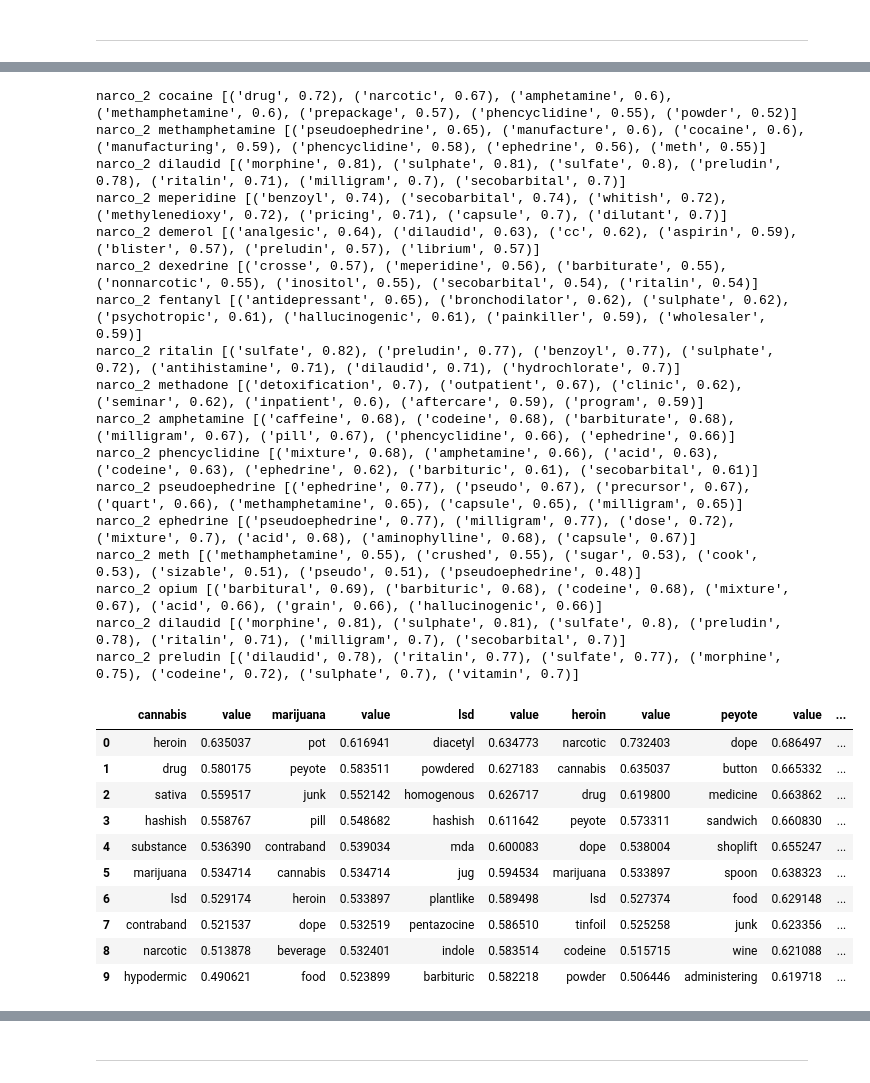
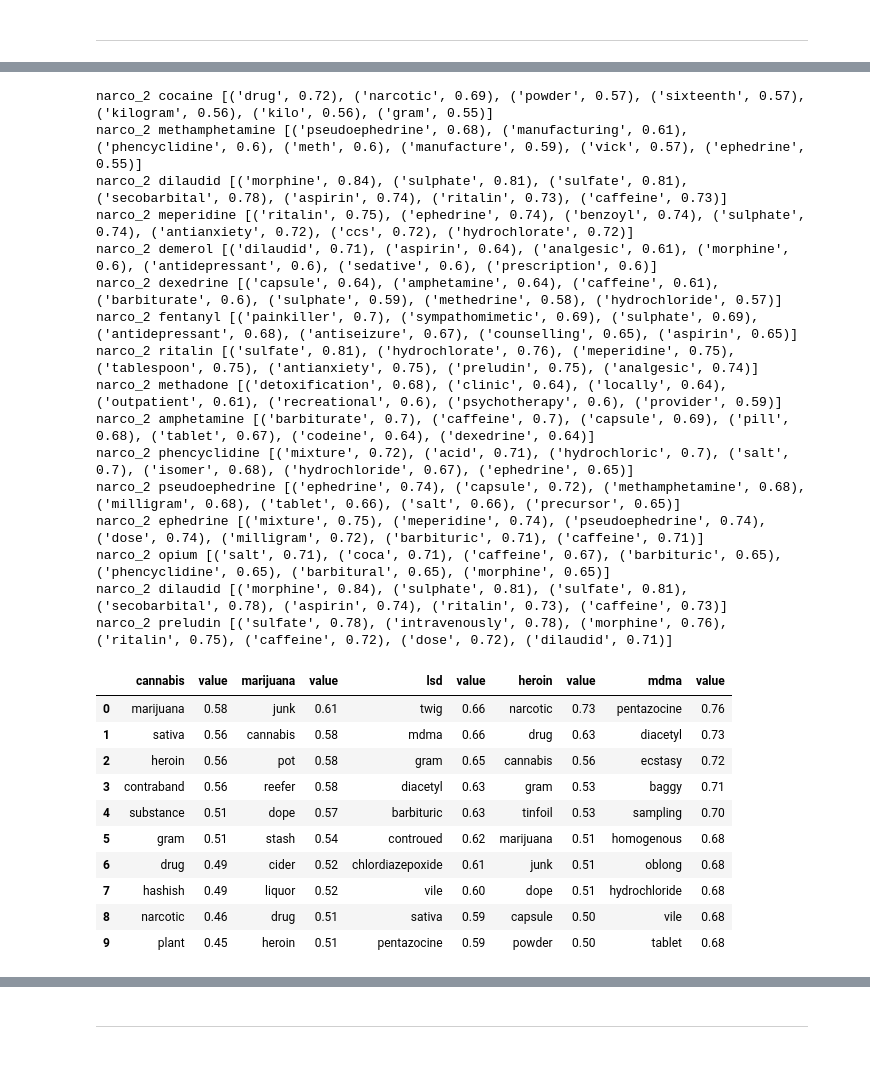
Before and after one commit to martinaviggiano/knowledge_extraction_project, a Jupyter notebook: 03_Grams _ PMI.ipynb, the cells around one changed output, grey strips where cells are left out. Drawn from its saved outputs; the diff is of its cells as text; code cells hidden in the pictures.

```diff
--- a/03_Grams _ PMI.ipynb
+++ b/03_Grams _ PMI.ipynb
@@ -129,6 +132,6 @@ with open("/content/drive/MyDrive/Università/inforet_prj/models_2.pkl", "rb") a
 # %%
-schedule_1 = ["cannabis",  "marijuana",  "lsd", "heroin", "ecstasy", "peyote", "mescaline", "mda" , 'methaqualone', "mdma" ] # 'methaqualone', , "mdma"  "ecstasy",
-schedule_2 = ["cocaine", "methamphetamine", "dilaudid", "meperidine", "demerol",  "dexedrine", "fentanyl", "ritalin", "methadone", "amphetamine", "phencyclidine", "pseudoephedrine", "ephedrine", "meth", "opium", "dilaudid", "preludin", "hydromorphone", 'oxycodone'] #"hydromorphone", oxycodone
+schedule_1 = ["cannabis",  "marijuana",  "lsd", "heroin", "ecstasy", "peyote", "mescaline", "mda" , 'methaqualone', "mdma", 'methaqualone' ]
+schedule_2 = ["cocaine", "methamphetamine", "dilaudid", "meperidine", "demerol",  "dexedrine", "fentanyl", "ritalin", "methadone", "amphetamine", "phencyclidine", "pseudoephedrine", "ephedrine", "opium", "dilaudid", "preludin", "hydromorphone", 'oxycodone']
 # %%
 for genre, model in models_1.items():
     for y in schedule_1:
@@ -149,61 +152,56 @@ for genre, model in models_2.items():
         if y in model.wv.vocab:
             print(genre, y, [(x[0], round(x[1], 2)) for x in model.wv.most_similar(positive=y)][:7])
 # %% [output]
-narco_2 cocaine [('drug', 0.72), ('narcotic', 0.67), ('amphetamine', 0.6), ('methamphetamine', 0.6), ('prepackage', 0.57), ('phencyclidine', 0.55), ('powder', 0.52)]
-narco_2 methamphetamine [('pseudoephedrine', 0.65), ('manufacture', 0.6), ('cocaine', 0.6), ('manufacturing', 0.59), ('phencyclidine', 0.58), ('ephedrine', 0.56), ('meth', 0.55)]
-narco_2 dilaudid [('morphine', 0.81), ('sulphate', 0.81), ('sulfate', 0.8), ('preludin', 0.78), ('ritalin', 0.71), ('milligram', 0.7), ('secobarbital', 0.7)]
-narco_2 meperidine [('benzoyl', 0.74), ('secobarbital', 0.74), ('whitish', 0.72), ('methylenedioxy', 0.72), ('pricing', 0.71), ('capsule', 0.7), ('dilutant', 0.7)]
-narco_2 demerol [('analgesic', 0.64), ('dilaudid', 0.63), ('cc', 0.62), ('aspirin', 0.59), ('blister', 0.57), ('preludin', 0.57), ('librium', 0.57)]
-narco_2 dexedrine [('crosse', 0.57), ('meperidine', 0.56), ('barbiturate', 0.55), ('nonnarcotic', 0.55), ('inositol', 0.55), ('secobarbital', 0.54), ('ritalin', 0.54)]
-narco_2 fentanyl [('antidepressant', 0.65), ('bronchodilator', 0.62), ('sulphate', 0.62), ('psychotropic', 0.61), ('hallucinogenic', 0.61), ('painkiller', 0.59), ('wholesaler', 0.59)]
-narco_2 ritalin [('sulfate', 0.82), ('preludin', 0.77), ('benzoyl', 0.77), ('sulphate', 0.72), ('antihistamine', 0.71), ('dilaudid', 0.71), ('hydrochlorate', 0.7)]
-narco_2 methadone [('detoxification', 0.7), ('outpatient', 0.67), ('clinic', 0.62), ('seminar', 0.62), ('inpatient', 0.6), ('aftercare', 0.59), ('program', 0.59)]
-narco_2 amphetamine [('caffeine', 0.68), ('codeine', 0.68), ('barbiturate', 0.68), ('milligram', 0.67), ('pill', 0.67), ('phencyclidine', 0.66), ('ephedrine', 0.66)]
-narco_2 phencyclidine [('mixture', 0.68), ('amphetamine', 0.66), ('acid', 0.63), ('codeine', 0.63), ('ephedrine', 0.62), ('barbituric', 0.61), ('secobarbital', 0.61)]
-narco_2 pseudoephedrine [('ephedrine', 0.77), ('pseudo', 0.67), ('precursor', 0.67), ('quart', 0.66), ('methamphetamine', 0.65), ('capsule', 0.65), ('milligram', 0.65)]
-narco_2 ephedrine [('pseudoephedrine', 0.77), ('milligram', 0.77), ('dose', 0.72), ('mixture', 0.7), ('acid', 0.68), ('aminophylline', 0.68), ('capsule', 0.67)]
-narco_2 meth [('methamphetamine', 0.55), ('crushed', 0.55), ('sugar', 0.53), ('cook', 0.53), ('sizable', 0.51), ('pseudo', 0.51), ('pseudoephedrine', 0.48)]
-narco_2 opium [('barbitural', 0.69), ('barbituric', 0.68), ('codeine', 0.68), ('mixture', 0.67), ('acid', 0.66), ('grain', 0.66), ('hallucinogenic', 0.66)]
-narco_2 dilaudid [('morphine', 0.81), ('sulphate', 0.81), ('sulfate', 0.8), ('preludin', 0.78), ('ritalin', 0.71), ('milligram', 0.7), ('secobarbital', 0.7)]
-narco_2 preludin [('dilaudid', 0.78), ('ritalin', 0.77), ('sulfate', 0.77), ('morphine', 0.75), ('codeine', 0.72), ('sulphate', 0.7), ('vitamin', 0.7)]
+narco_2 cocaine [('drug', 0.72), ('narcotic', 0.69), ('powder', 0.57), ('sixteenth', 0.57), ('kilogram', 0.56), ('kilo', 0.56), ('gram', 0.55)]
+narco_2 methamphetamine [('pseudoephedrine', 0.68), ('manufacturing', 0.61), ('phencyclidine', 0.6), ('meth', 0.6), ('manufacture', 0.59), ('vick', 0.57), ('ephedrine', 0.55)]
+narco_2 dilaudid [('morphine', 0.84), ('sulphate', 0.81), ('sulfate', 0.81), ('secobarbital', 0.78), ('aspirin', 0.74), ('ritalin', 0.73), ('caffeine', 0.73)]
+narco_2 meperidine [('ritalin', 0.75), ('ephedrine', 0.74), ('benzoyl', 0.74), ('sulphate', 0.74), ('antianxiety', 0.72), ('ccs', 0.72), ('hydrochlorate', 0.72)]
+narco_2 demerol [('dilaudid', 0.71), ('aspirin', 0.64), ('analgesic', 0.61), ('morphine', 0.6), ('antidepressant', 0.6), ('sedative', 0.6), ('prescription', 0.6)]
+narco_2 dexedrine [('capsule', 0.64), ('amphetamine', 0.64), ('caffeine', 0.61), ('barbiturate', 0.6), ('sulphate', 0.59), ('methedrine', 0.58), ('hydrochloride', 0.57)]
+narco_2 fentanyl [('painkiller', 0.7), ('sympathomimetic', 0.69), ('sulphate', 0.69), ('antidepressant', 0.68), ('antiseizure', 0.67), ('counselling', 0.65), ('aspirin', 0.65)]
+narco_2 ritalin [('sulfate', 0.81), ('hydrochlorate', 0.76), ('meperidine', 0.75), ('tablespoon', 0.75), ('antianxiety', 0.75), ('preludin', 0.75), ('analgesic', 0.74)]
+narco_2 methadone [('detoxification', 0.68), ('clinic', 0.64), ('locally', 0.64), ('outpatient', 0.61), ('recreational', 0.6), ('psychotherapy', 0.6), ('provider', 0.59)]
+narco_2 amphetamine [('barbiturate', 0.7), ('caffeine', 0.7), ('capsule', 0.69), ('pill', 0.68), ('tablet', 0.67), ('codeine', 0.64), ('dexedrine', 0.64)]
+narco_2 phencyclidine [('mixture', 0.72), ('acid', 0.71), ('hydrochloric', 0.7), ('salt', 0.7), ('isomer', 0.68), ('hydrochloride', 0.67), ('ephedrine', 0.65)]
+narco_2 pseudoephedrine [('ephedrine', 0.74), ('capsule', 0.72), ('methamphetamine', 0.68), ('milligram', 0.68), ('tablet', 0.66), ('salt', 0.66), ('precursor', 0.65)]
+narco_2 ephedrine [('mixture', 0.75), ('meperidine', 0.74), ('pseudoephedrine', 0.74), ('dose', 0.74), ('milligram', 0.72), ('barbituric', 0.71), ('caffeine', 0.71)]
+narco_2 opium [('salt', 0.71), ('coca', 0.71), ('caffeine', 0.67), ('barbituric', 0.65), ('phencyclidine', 0.65), ('barbitural', 0.65), ('morphine', 0.65)]
+narco_2 dilaudid [('morphine', 0.84), ('sulphate', 0.81), ('sulfate', 0.81), ('secobarbital', 0.78), ('aspirin', 0.74), ('ritalin', 0.73), ('caffeine', 0.73)]
+narco_2 preludin [('sulfate', 0.78), ('intravenously', 0.78), ('morphine', 0.76), ('ritalin', 0.75), ('caffeine', 0.72), ('dose', 0.72), ('dilaudid', 0.71)]
 # %%
 def most_similar_list_value(model_, word, n):
     lista = []
     for genre, model in model_.items():
         if word in model.wv.vocab:
             for x in model.wv.most_similar(positive=word)[:n]:
-                lista.append([x[0],x[1]])
+                lista.append([x[0],round(x[1], 2)])
     return lista
 # %%
 narco_1_cannabis = most_similar_list_value(models_1, 'cannabis', 10)
 narco_1_marijuana = most_similar_list_value(models_1, 'marijuana', 10)
 narco_1_lsd = most_similar_list_value(models_1, 'lsd', 10)
 narco_1_heroin = most_similar_list_value(models_1, 'heroin', 10)
-#narco_1_ecstasy = most_similar_list_value(models_1, 'ecstasy', 10)
-narco_1_peyote = most_similar_list_value(models_1, 'peyote', 10)
-narco_1_mescaline = most_similar_list_value(models_1, 'mescaline', 10)
+narco_1_mdma = most_similar_list_value(models_1, 'mdma', 10)
 
 terms_narco_1 = pd.concat([pd.DataFrame(narco_1_cannabis, columns=['cannabis', 'value']),
                            pd.DataFrame(narco_1_marijuana, columns=['marijuana', 'value']),
-                          pd.DataFrame(narco_1_lsd, columns=['lsd', 'value']),
-                          pd.DataFrame(narco_1_heroin, columns=['heroin', 'value']),
-                          #pd.DataFrame(narco_1_ecstasy, columns=['ecstasy', 'value']),
-                          pd.DataFrame(narco_1_peyote, columns=['peyote', 'value']),
-                          pd.DataFrame(narco_1_mescaline, columns=['mescaline', 'value'])],
-                          axis=1)
+                           pd.DataFrame(narco_1_lsd, columns=['lsd', 'value']),
+                           pd.DataFrame(narco_1_heroin, columns=['heroin', 'value']),
+                           pd.DataFrame(narco_1_mdma, columns=['mdma', 'value'])],
+                           axis=1)
 terms_narco_1
 # %% [output]
-|  | cannabis | value | marijuana | value | lsd | value | heroin | value | peyote | value | ... |
-| 0 | heroin | 0.635037 | pot | 0.616941 | diacetyl | 0.634773 | narcotic | 0.732403 | dope | 0.686497 | ... |
-| 1 | drug | 0.580175 | peyote | 0.583511 | powdered | 0.627183 | cannabis | 0.635037 | button | 0.665332 | ... |
-| 2 | sativa | 0.559517 | junk | 0.552142 | homogenous | 0.626717 | drug | 0.619800 | medicine | 0.663862 | ... |
-| 3 | hashish | 0.558767 | pill | 0.548682 | hashish | 0.611642 | peyote | 0.573311 | sandwich | 0.660830 | ... |
-| 4 | substance | 0.536390 | contraband | 0.539034 | mda | 0.600083 | dope | 0.538004 | shoplift | 0.655247 | ... |
-| 5 | marijuana | 0.534714 | cannabis | 0.534714 | jug | 0.594534 | marijuana | 0.533897 | spoon | 0.638323 | ... |
-| 6 | lsd | 0.529174 | heroin | 0.533897 | plantlike | 0.589498 | lsd | 0.527374 | food | 0.629148 | ... |
-| 7 | contraband | 0.521537 | dope | 0.532519 | pentazocine | 0.586510 | tinfoil | 0.525258 | junk | 0.623356 | ... |
-| 8 | narcotic | 0.513878 | beverage | 0.532401 | indole | 0.583514 | codeine | 0.515715 | wine | 0.621088 | ... |
-| 9 | hypodermic | 0.490621 | food | 0.523899 | barbituric | 0.582218 | powder | 0.506446 | administering | 0.619718 | ... |
+|  | cannabis | value | marijuana | value | lsd | value | heroin | value | mdma | value |
+| 0 | marijuana | 0.58 | junk | 0.61 | twig | 0.66 | narcotic | 0.73 | pentazocine | 0.76 |
+| 1 | sativa | 0.56 | cannabis | 0.58 | mdma | 0.66 | drug | 0.63 | diacetyl | 0.73 |
+| 2 | heroin | 0.56 | pot | 0.58 | gram | 0.65 | cannabis | 0.56 | ecstasy | 0.72 |
+| 3 | contraband | 0.56 | reefer | 0.58 | diacetyl | 0.63 | gram | 0.53 | baggy | 0.71 |
+| 4 | substance | 0.51 | dope | 0.57 | barbituric | 0.63 | tinfoil | 0.53 | sampling | 0.70 |
+| 5 | gram | 0.51 | stash | 0.54 | controued | 0.62 | marijuana | 0.51 | homogenous | 0.68 |
+| 6 | drug | 0.49 | cider | 0.52 | chlordiazepoxide | 0.61 | junk | 0.51 | oblong | 0.68 |
+| 7 | hashish | 0.49 | liquor | 0.52 | vile | 0.60 | dope | 0.51 | hydrochloride | 0.68 |
+| 8 | narcotic | 0.46 | drug | 0.51 | sativa | 0.59 | capsule | 0.50 | vile | 0.68 |
+| 9 | plant | 0.45 | heroin | 0.51 | pentazocine | 0.59 | powder | 0.50 | tablet | 0.68 |
 # %%
 narco_2_cocaine = most_similar_list_value(models_2, 'cocaine', 10)
 narco_2_methamphetamine = most_similar_list_value(models_2, 'methamphetamine', 10)
```
Also changed, not shown: parts of 137 cells of this notebook, 2 other files.
